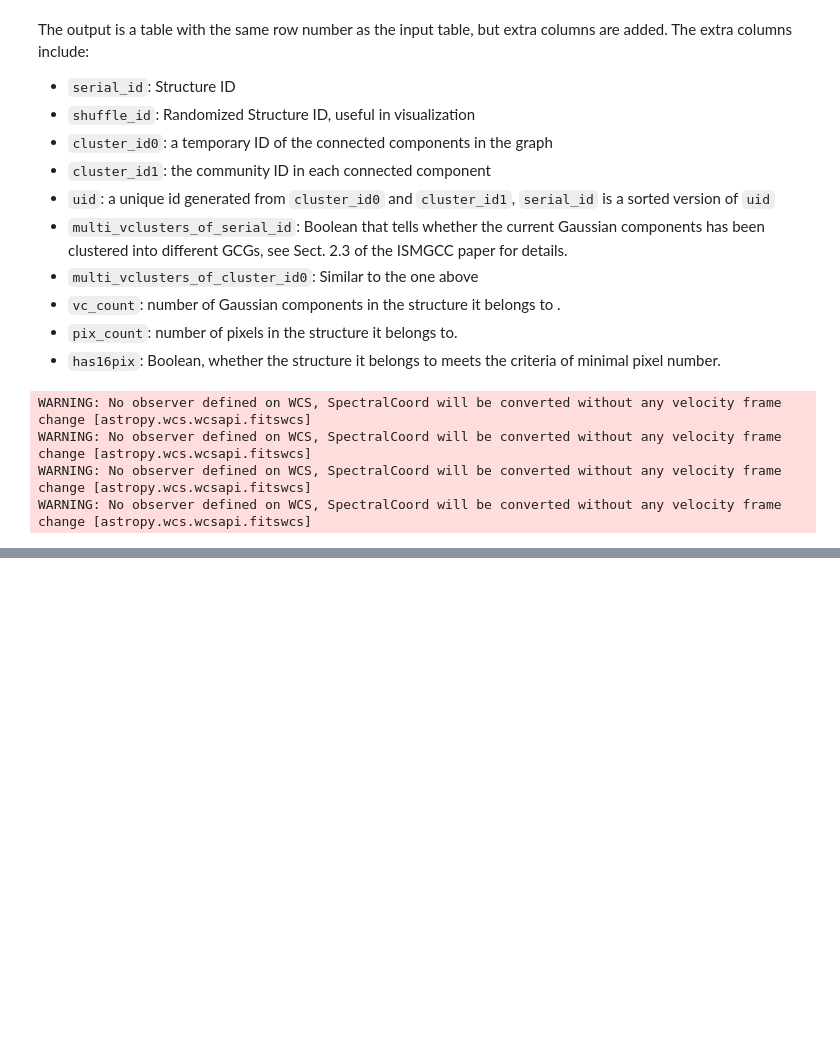
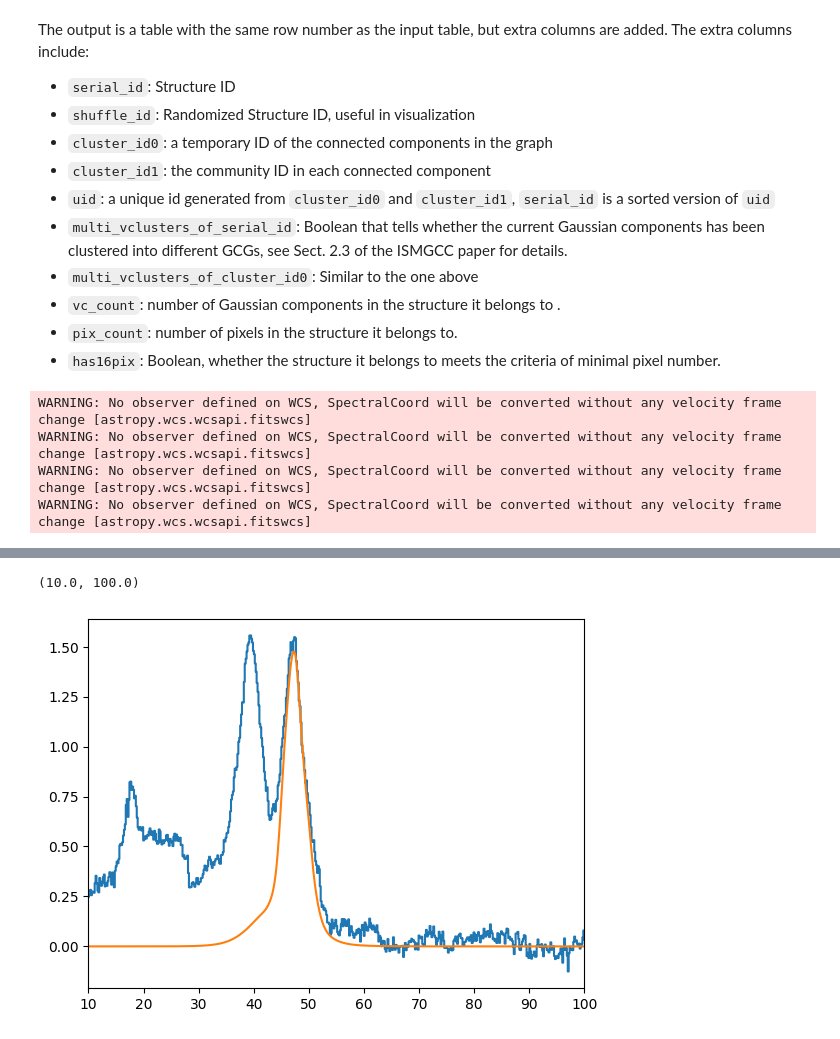
Before and after one commit to Haoran-Feng/ismgcc, a Jupyter notebook: example/tutorial.ipynb, the cells around one changed output, grey strips where cells are left out. Cells and saved outputs as stored; diff of their text form; code cells hidden in the pictures; blank space fills up the shorter version.

```diff
--- a/example/tutorial.ipynb
+++ b/example/tutorial.ipynb
@@ -155,0 +251,8 @@ WARNING: No observer defined on WCS, SpectralCoord will be converted without any
+# %%
+# load the spatial border
+filename = glob("./demo-results/*wcs.reg")[0]
+from regions import Regions
+
+regions = Regions.read(filename)
+regions[0].meta["text"]
+# the text field contains the structure ID
@@ -155,0 +261,10 @@ WARNING: No observer defined on WCS, SpectralCoord will be converted without any
+# %%
+# it will be convenient to use a dict storing the regions with serial_id1 as the key
+def text_to_sid(text):
+    return int(text.split(" ")[0].split(":")[1])
+
+sid_to_reg = {
+    text_to_sid(r.meta["text"]) : r
+    for r in regions
+}
+sid_to_reg
@@ -155,0 +289,19 @@ WARNING: No observer defined on WCS, SpectralCoord will be converted without any
+# %%
+# the sky region of our interests
+sky_reg = sid_to_reg[sid]
+# %%
+# mask the data cube
+mcube = cube.subcube_from_regions([sky_reg])
+# %%
+# overlap the raw and recovered average spectrum
+x1 = cube.spectral_axis.to(u.km / u.s).value
+y1 = mcube.mean(axis=(1, 2)).value # ave spectrum
+x2 = vaxis
+y2 = rspec
+
+plt.step(x1, y1)
+plt.plot(x2, y2)
+plt.xlim(np.min(x2), np.max(x2))
+# %% [output]
+(10.0, 100.0)
+[figure, added]
```
Also changed, not shown: parts of 17 cells of this notebook.
